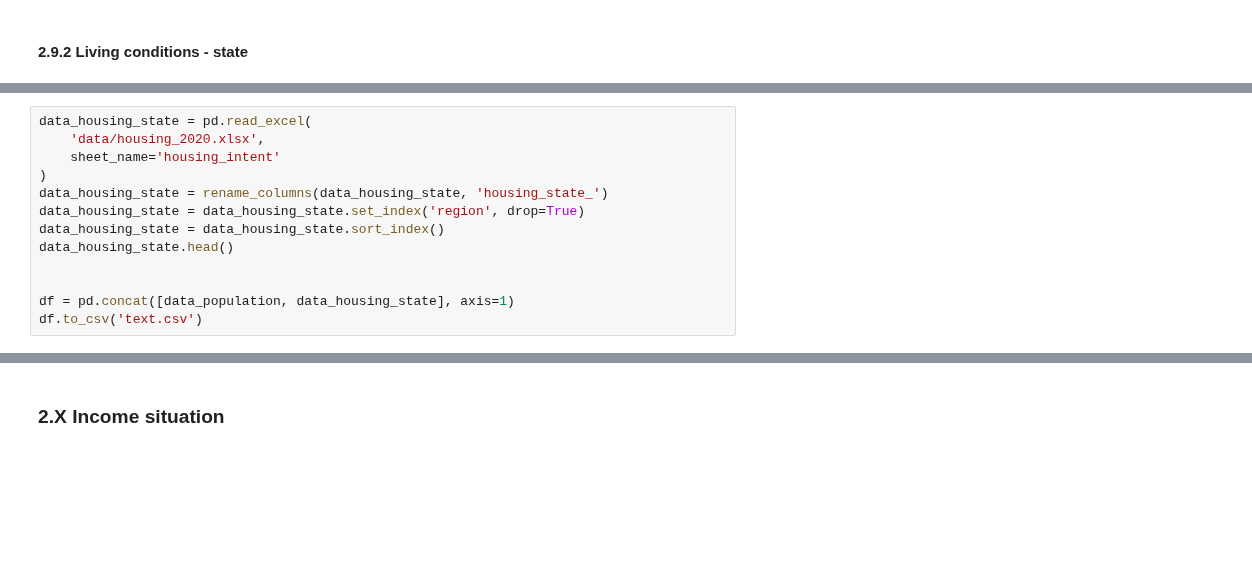
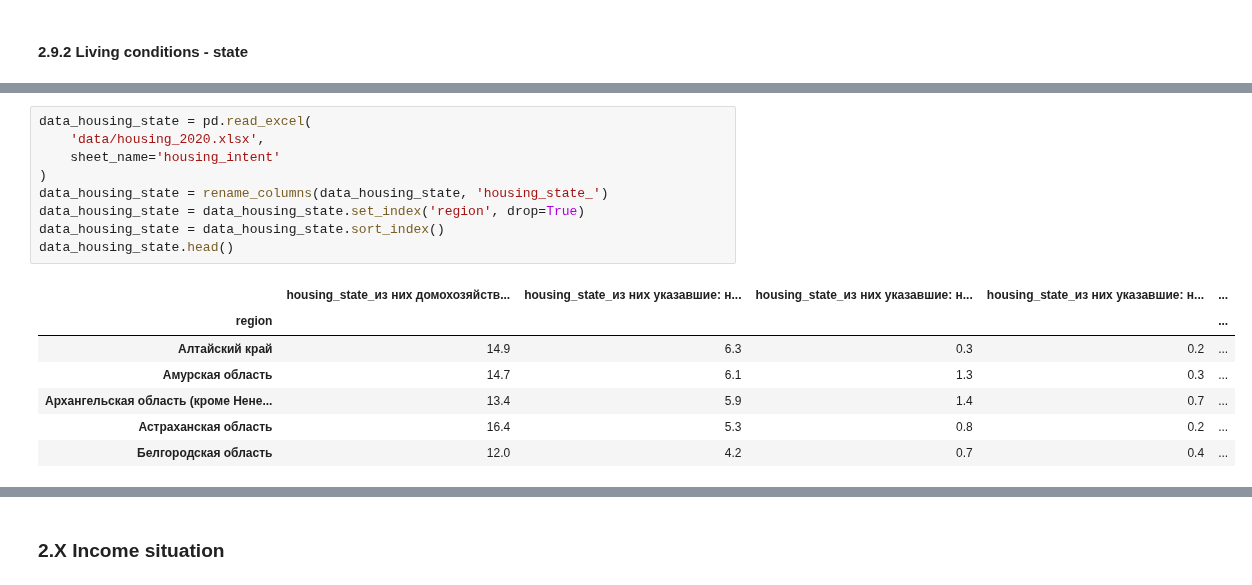
Before and after one commit to helios12/DataScienceProjects, a Jupyter notebook: projects/project-7-final/Project-7.Identification_of_vulnerable_population_groups.ipynb, the cells around one changed output, grey strips where cells are left out. Drawn from its saved outputs; the diff is of its cells as text; blank space fills up the shorter version.

```diff
--- a/projects/project-7-final/Project-7.Identification_of_vulnerable_population_groups.ipynb
+++ b/projects/project-7-final/Project-7.Identification_of_vulnerable_population_groups.ipynb
@@ -256,13 +287,17 @@ data_housing_size.head()
 # %%
 data_housing_state = pd.read_excel(
     'data/housing_2020.xlsx',
     sheet_name='housing_intent'
 )
 data_housing_state = rename_columns(data_housing_state, 'housing_state_')
 data_housing_state = data_housing_state.set_index('region', drop=True)
 data_housing_state = data_housing_state.sort_index()
 data_housing_state.head()
-
-
-df = pd.concat([data_population, data_housing_state], axis=1)
-df.to_csv('text.csv')
+# %% [output]
+|  | housing_state_из них домохозяйств... | housing_state_из них указавшие: н... | housing_state_из них указавшие: н... | housing_state_из них указавшие: н... | ... |
+| region |  |  |  |  | ... |
+| Алтайский край | 14.9 | 6.3 | 0.3 | 0.2 | ... |
+| Амурская область | 14.7 | 6.1 | 1.3 | 0.3 | ... |
+| Архангельская область (кроме Нене... | 13.4 | 5.9 | 1.4 | 0.7 | ... |
+| Астраханская область | 16.4 | 5.3 | 0.8 | 0.2 | ... |
+| Белгородская область | 12.0 | 4.2 | 0.7 | 0.4 | ... |
```
Also changed, not shown: parts of 8 cells of this notebook, 3 other files.
